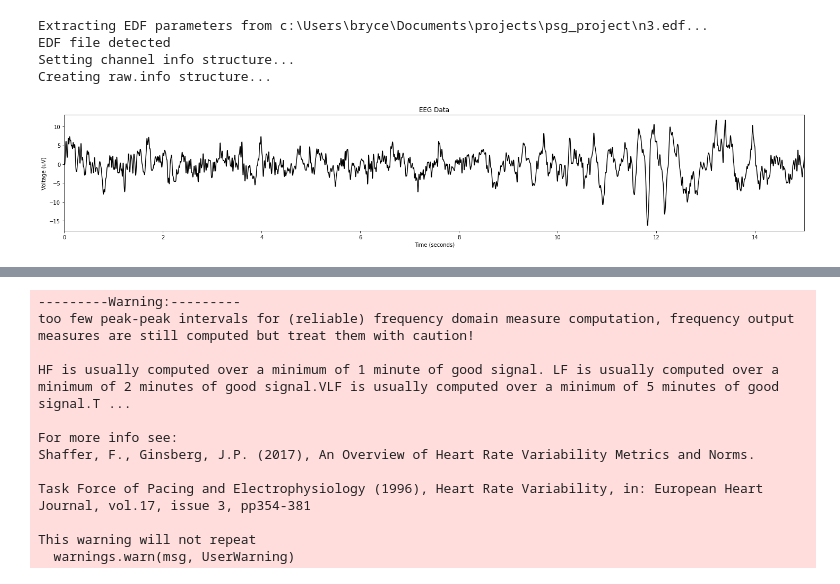
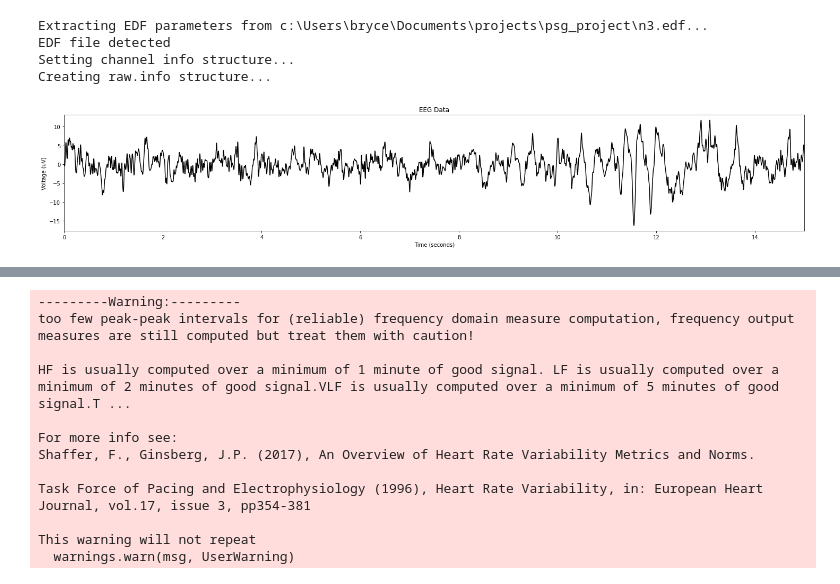
Before and after one commit to brycegsmith/psg_project, a Jupyter notebook: main.ipynb, the cells around one changed output, grey strips where cells are left out. Cells and saved outputs as stored; diff of their text form; code cells hidden in the pictures.

```diff
--- a/main.ipynb
+++ b/main.ipynb
@@ -16,3 +18,14 @@ Extracting EDF parameters from c:\Users\bryce\Documents\projects\psg_project\n3.
 EDF file detected
 Setting channel info structure...
 Creating raw.info structure...
+# %%
+# Create EEG object
+import eeg
+reload(eeg)
+EEG_N3 = eeg.EEG(psg_data.data)
+# %%
+# Example of reading EEG Data with epoch range
+vector = EEG_N3.get_eeg_vector_epoch(240, 'F4-C4')
+EEG_N3.plot_eeg(vector[0:constants.FREQUENCY*15])
+# %% [output]
+[figure, added]
@@ -22,9 +38 @@ Creating raw.info structure...
 eog_data = EOG(psg_data.data).get_EOG_metrics()
-# %%
-# Example of reading EEG Data with epoch range
-EEG_N3 = EEG(psg_data.data)
-vector = EEG_N3.get_eeg_vector_epoch_range(240, 251, 'F4-C4')
-vector_clean = EEG_N3.preprocess(vector)
-EEG_N3.plot_eeg(vector_clean[0:500*15])
-# %% [output]
-[figure, removed]
```
Also changed, not shown: parts of 5 cells of this notebook, 1 other file.
